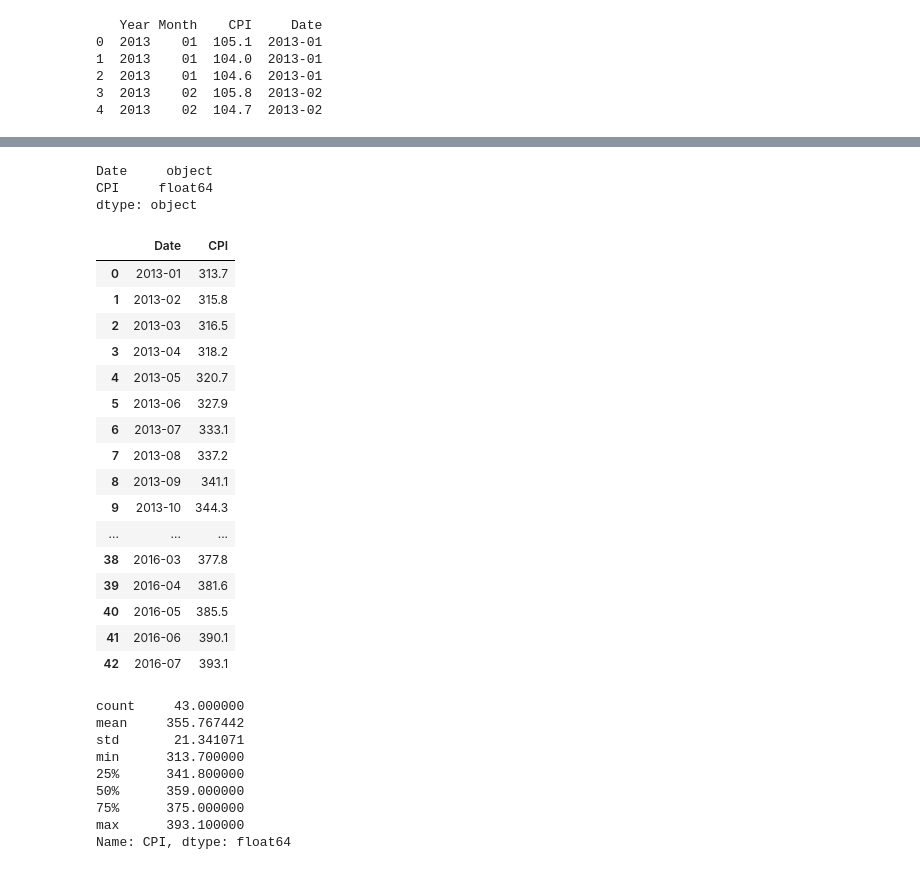
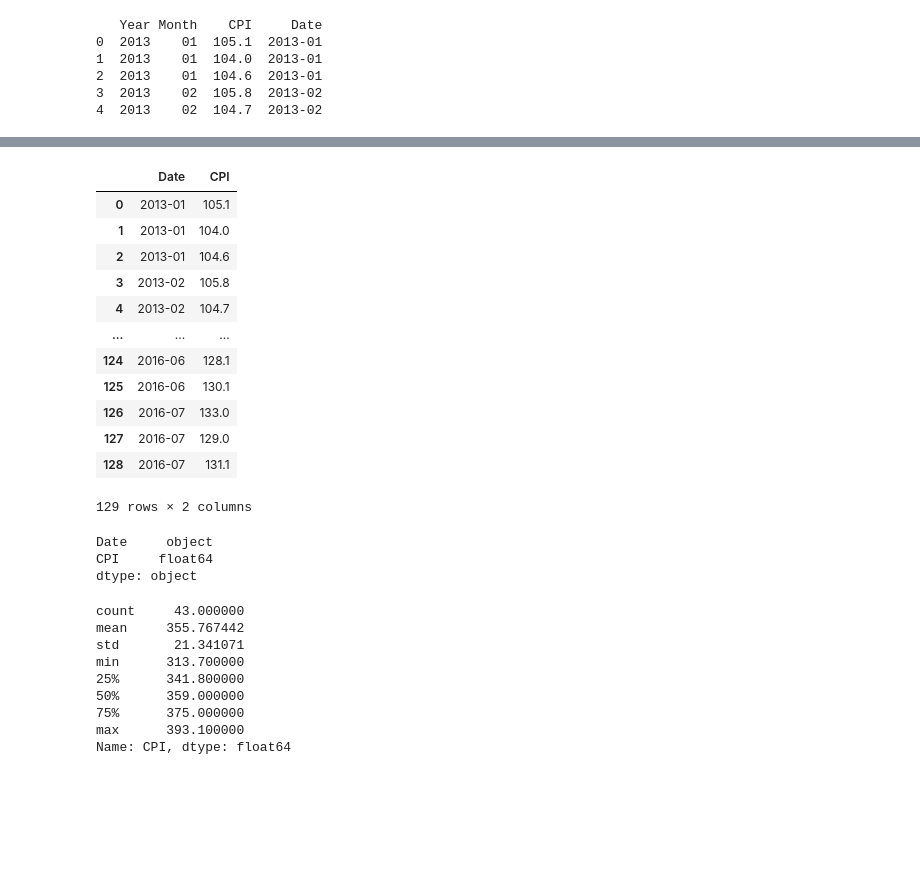
Before and after one commit to x21176671/projG, a Jupyter notebook: x_20142919_ARIMA.ipynb, the cells around one changed output, grey strips where cells are left out. Drawn from its saved outputs; the diff is of its cells as text; code cells hidden in the pictures; blank space fills up the shorter version.

```diff
--- a/x_20142919_ARIMA.ipynb
+++ b/x_20142919_ARIMA.ipynb
@@ -235,4 +245,20 @@ print(data1.head())
 newdata = pd.DataFrame([data1.Date, data1.CPI]).transpose()
+# %%
+newdata
+# %% [output]
+|  | Date | CPI |
+| 0 | 2013-01 | 105.1 |
+| 1 | 2013-01 | 104.0 |
+| 2 | 2013-01 | 104.6 |
+| 3 | 2013-02 | 105.8 |
+| 4 | 2013-02 | 104.7 |
+| ... | ... | ... |
+| 124 | 2016-06 | 128.1 |
+| 125 | 2016-06 | 130.1 |
+| 126 | 2016-07 | 133.0 |
+| 127 | 2016-07 | 129.0 |
+| 128 | 2016-07 | 131.1 |
+129 rows × 2 columns
 # %%
 #Group data by years
 newdata = data1.groupby('Date', as_index = False).agg({'CPI': 'sum'})
@@ -244,26 +270,6 @@ print(newdata.dtypes)
 Date     object
 CPI     float64
 dtype: object
-# %%
-Newdata
-# %% [output]
-|  | Date | CPI |
-| 0 | 2013-01 | 313.7 |
-| 1 | 2013-02 | 315.8 |
-| 2 | 2013-03 | 316.5 |
-| 3 | 2013-04 | 318.2 |
-| 4 | 2013-05 | 320.7 |
-| 5 | 2013-06 | 327.9 |
-| 6 | 2013-07 | 333.1 |
-| 7 | 2013-08 | 337.2 |
-| 8 | 2013-09 | 341.1 |
-| 9 | 2013-10 | 344.3 |
-| ... | ... | ... |
-| 38 | 2016-03 | 377.8 |
-| 39 | 2016-04 | 381.6 |
-| 40 | 2016-05 | 385.5 |
-| 41 | 2016-06 | 390.1 |
-| 42 | 2016-07 | 393.1 |
 # %%
 newdata.CPI.describe()
 # %% [output]
```
Also changed, not shown: parts of 23 cells of this notebook.
